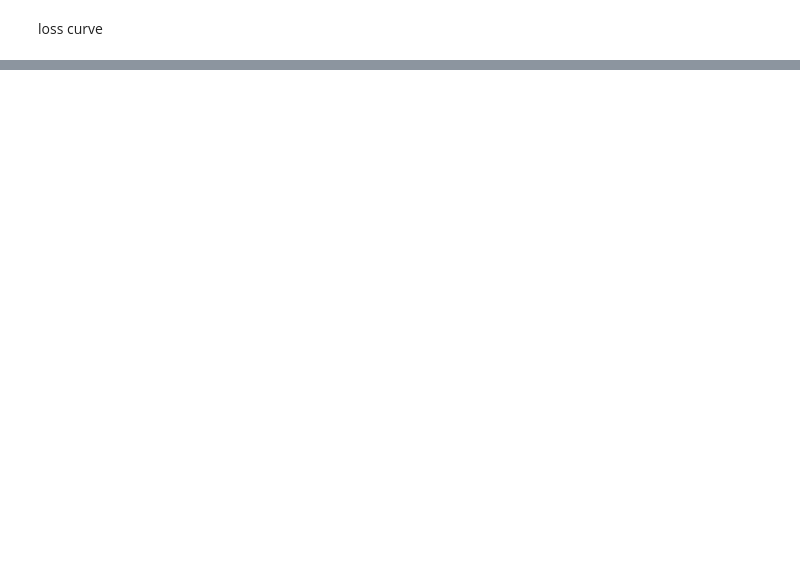
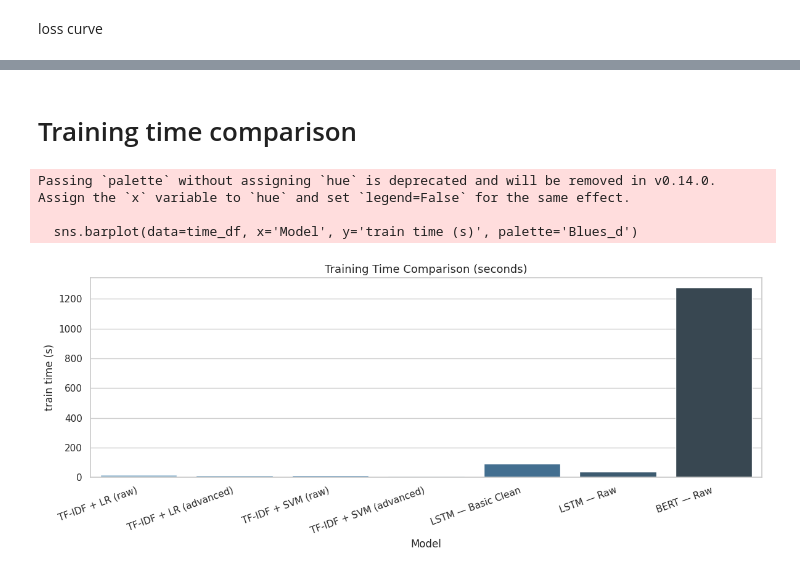
Before and after one commit to tanishataranoon/MY_ML_project, a Jupyter notebook: toxic_text_classification_comparison_.ipynb, the cells around one changed output, grey strips where cells are left out. Cells and saved outputs as stored; diff of their text form; code cells hidden in the pictures; blank space fills up the shorter version.

```diff
--- a/toxic_text_classification_comparison_.ipynb
+++ b/toxic_text_classification_comparison_.ipynb
@@ -1725,0 +1912,19 @@ plt.show()
+# %% [markdown]
+# Training time comparison
+# %%
+time_df = results_df[['Model', 'train time (s)']].copy()
+time_df = time_df[time_df['train time (s)'] != '-']
+time_df['train time (s)'] = time_df['train time (s)'].astype(float)
+
+plt.figure(figsize=(12, 5))
+sns.barplot(data=time_df, x='Model', y='train time (s)', palette='Blues_d')
+plt.title('Training Time Comparison (seconds)', fontsize=13)
+plt.xticks(rotation=20, ha='right')
+plt.tight_layout()
+plt.savefig('training_time.png', dpi=150, bbox_inches='tight')
+plt.show()
+# %% [output]
+Passing `palette` without assigning `hue` is deprecated and will be removed in v0.14.0. Assign the `x` variable to `hue` and set `legend=False` for the same effect.
+
+  sns.barplot(data=time_df, x='Model', y='train time (s)', palette='Blues_d')
+[figure, added]
```
Also changed, not shown: parts of 47 cells of this notebook.
